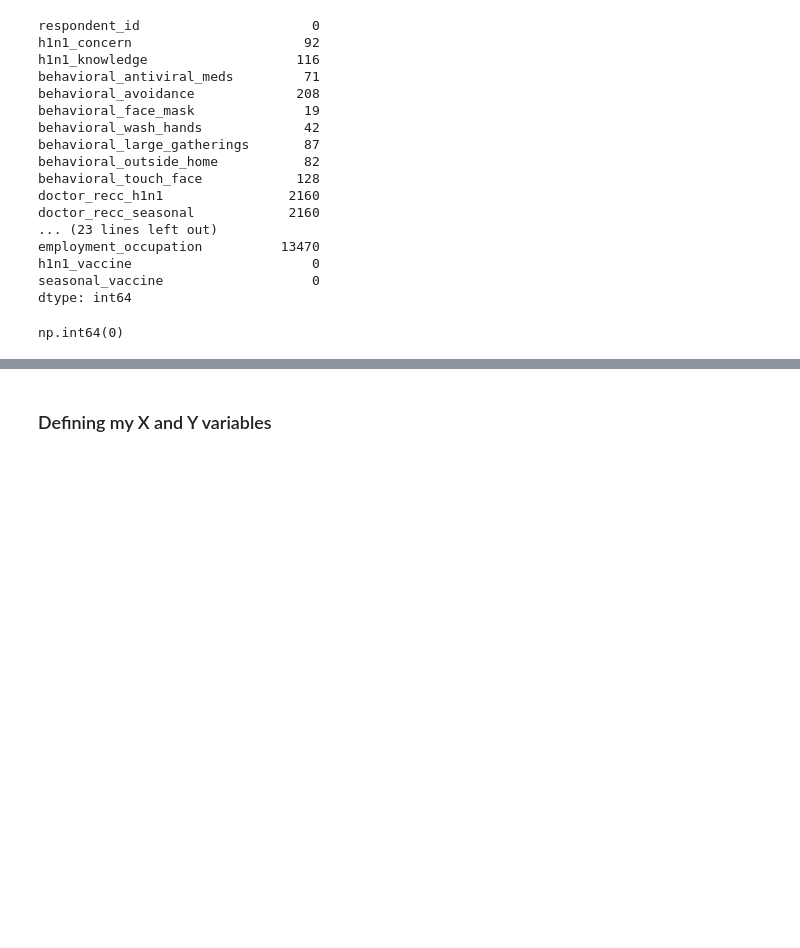
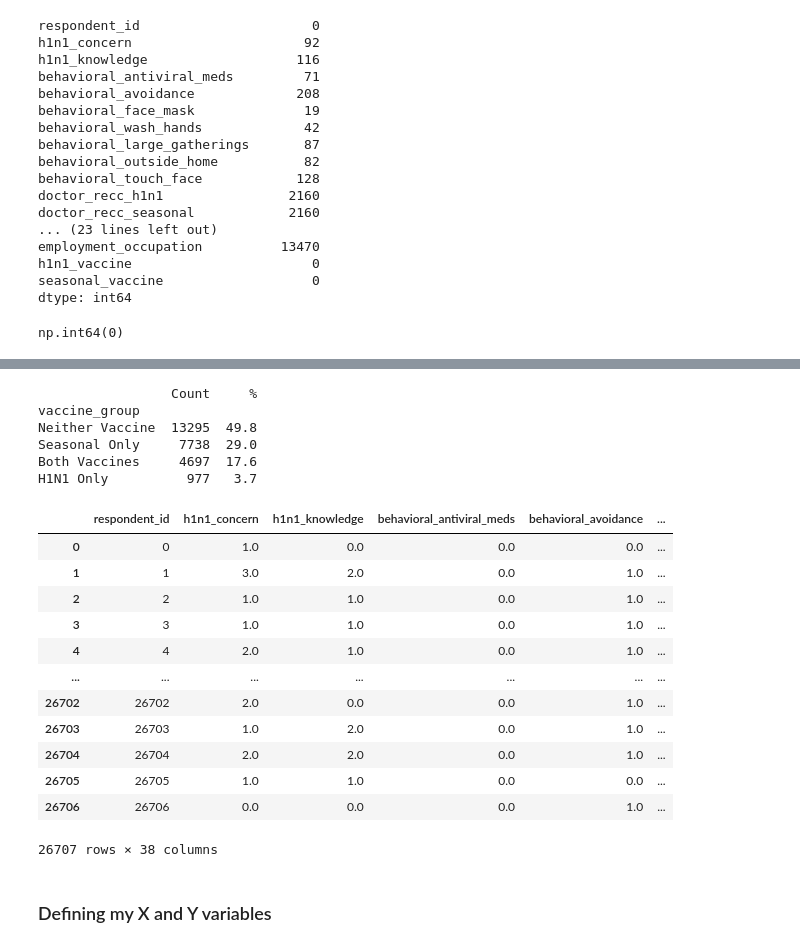
Before and after one commit to angelawachira-eng/H1N1_and_Seasonal_Flu_Vaccines---ML_Project, a Jupyter notebook: Vaccines_prediction.ipynb, the cells around one changed output, grey strips where cells are left out. Drawn from its saved outputs; the diff is of its cells as text; code cells hidden in the pictures; blank space fills up the shorter version.

Commit message:
Improving EDA and Data Cleaning

```diff
--- a/Vaccines_prediction.ipynb
+++ b/Vaccines_prediction.ipynb
@@ -218,3 +309,42 @@ np.int64(0)
+# %%
+def vaccine_group(row):
+    if row['h1n1_vaccine'] == 1 and row['seasonal_vaccine'] == 1:
+        return 'Both Vaccines'
+    elif row['h1n1_vaccine'] == 1 and row['seasonal_vaccine'] == 0:
+        return 'H1N1 Only'
+    elif row['h1n1_vaccine'] == 0 and row['seasonal_vaccine'] == 1:
+        return 'Seasonal Only'
+    else:
+        return 'Neither Vaccine'
+new_merged_dataset['vaccine_group'] = new_merged_dataset.apply(vaccine_group, axis=1)
+# %%
+# Count and percentage
+group_counts = new_merged_dataset['vaccine_group'].value_counts()
+group_pct    = (group_counts / len(new_merged_dataset) * 100).round(1)
+print(pd.DataFrame({'Count': group_counts, '%': group_pct}))
+# %% [output]
+                 Count     %
+vaccine_group
+Neither Vaccine  13295  49.8
+Seasonal Only     7738  29.0
+Both Vaccines     4697  17.6
+H1N1 Only          977   3.7
+# %%
+new_merged_dataset
+# %% [output]
+|  | respondent_id | h1n1_concern | h1n1_knowledge | behavioral_antiviral_meds | behavioral_avoidance | ... |
+| 0 | 0 | 1.0 | 0.0 | 0.0 | 0.0 | ... |
+| 1 | 1 | 3.0 | 2.0 | 0.0 | 1.0 | ... |
+| 2 | 2 | 1.0 | 1.0 | 0.0 | 1.0 | ... |
+| 3 | 3 | 1.0 | 1.0 | 0.0 | 1.0 | ... |
+| 4 | 4 | 2.0 | 1.0 | 0.0 | 1.0 | ... |
+| ... | ... | ... | ... | ... | ... | ... |
+| 26702 | 26702 | 2.0 | 0.0 | 0.0 | 1.0 | ... |
+| 26703 | 26703 | 1.0 | 2.0 | 0.0 | 1.0 | ... |
+| 26704 | 26704 | 2.0 | 2.0 | 0.0 | 1.0 | ... |
+| 26705 | 26705 | 1.0 | 1.0 | 0.0 | 0.0 | ... |
+| 26706 | 26706 | 0.0 | 0.0 | 0.0 | 1.0 | ... |
+26707 rows × 38 columns
 # %% [markdown]
 ### Defining my X and Y variables
 # %%
```
Also changed, not shown: parts of 11 cells of this notebook.
